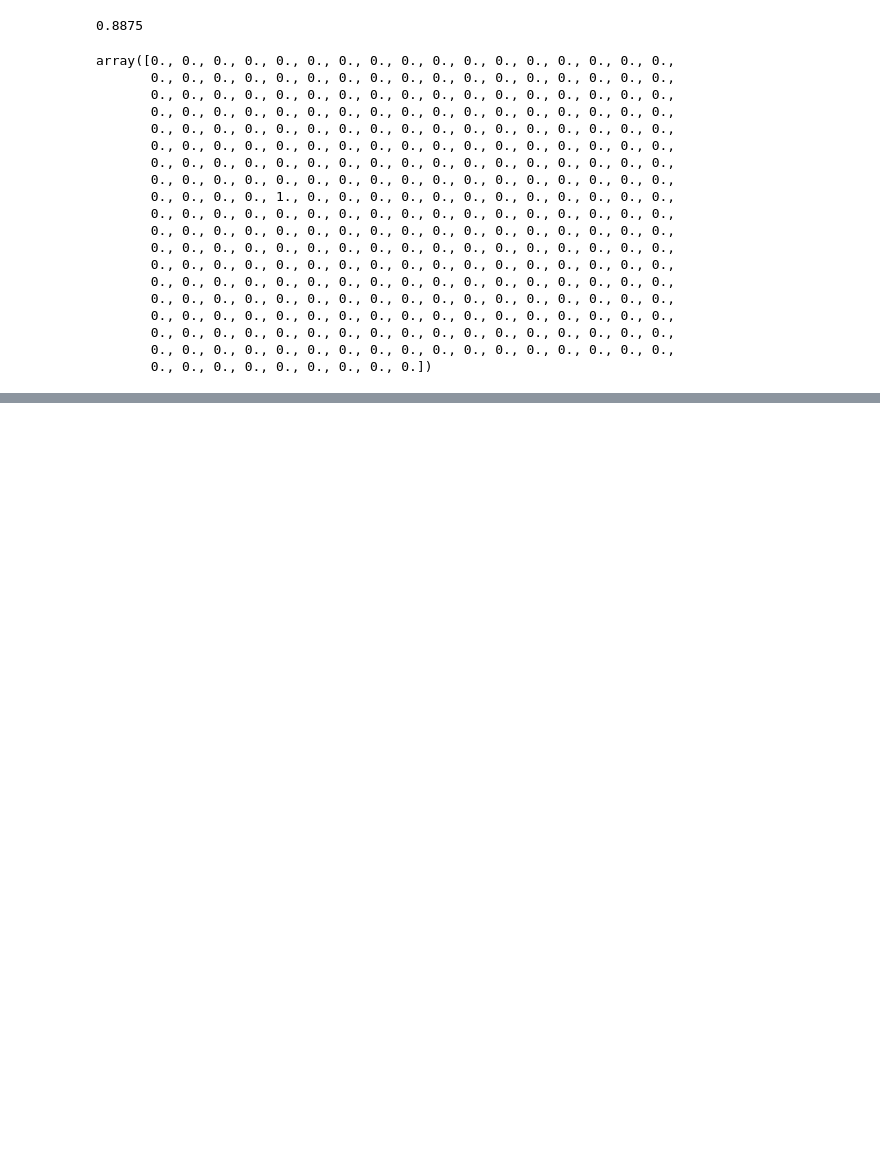
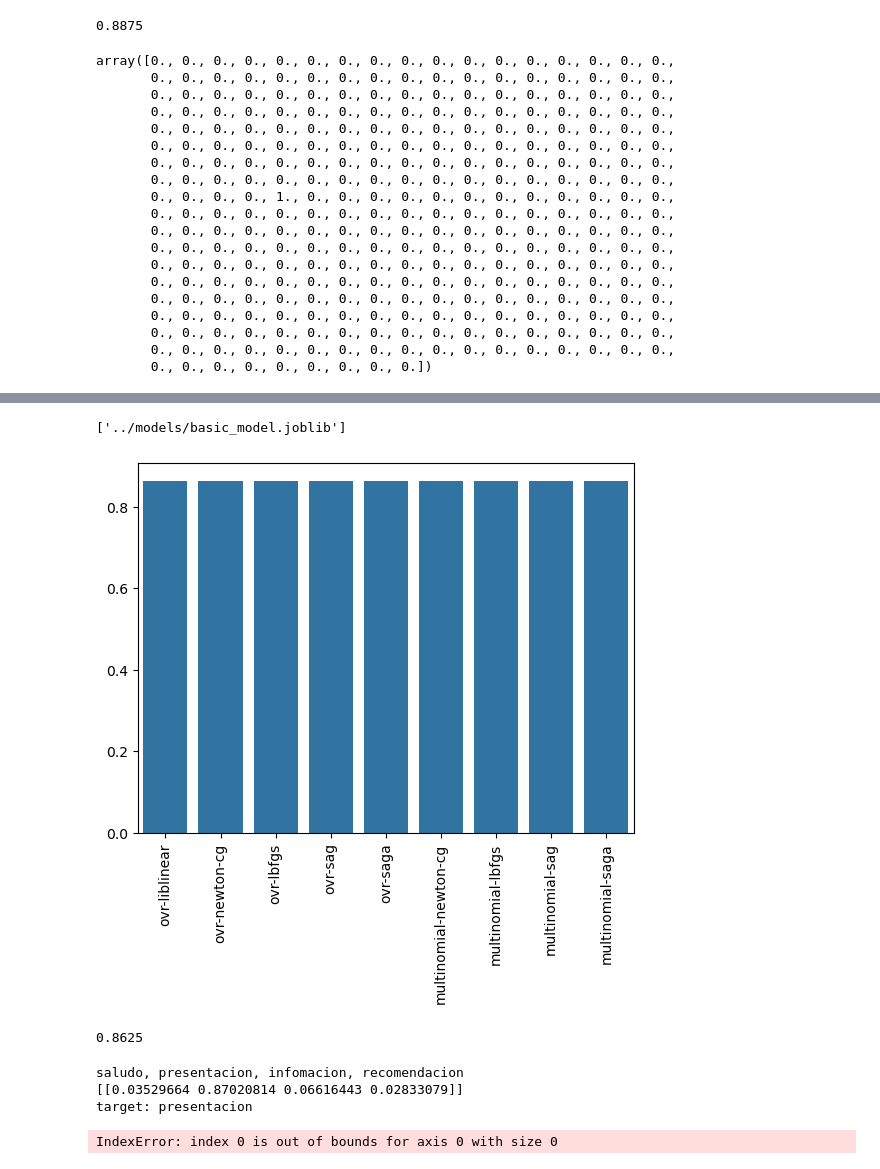
Before and after one commit to cassylenoft/Proyect-Movie-Recomendations-System-, a Jupyter notebook: chat/notebooks/creating_model_basic.ipynb, the cells around one changed output, grey strips where cells are left out. Saved outputs shown, nothing was run; the diff lists cells and outputs as text; code cells hidden in the pictures; blank space fills up the shorter version.

Commit message:
machine learning models added

```diff
--- a/chat/notebooks/proccesing_data.ipynb
+++ b/chat/notebooks/creating_model_basic.ipynb
@@ -526,0 +449,50 @@ Para salir del chat solo escribe exit o salir
+# %%
+import joblib
+joblib.dump(model_clasificator,'../models/basic_model.joblib')
+# %% [output]
+['../models/basic_model.joblib']
+# %%
+from sklearn.linear_model import LogisticRegression
+def logistic_regression(solver_c, multiclass_, c_):
+  logistic_regression_model = LogisticRegression(random_state=42, solver=solver_c, multi_class=multiclass_, n_jobs= -1, C =c_, max_iter=10000)
+  return logistic_regression_model
+# %%
+multicass = ['ovr', 'multinomial']
+solver_list = ['liblinear', 'newton-cg', 'lbfgs', 'sag', 'saga']
+scores = []
+params = []
+
+for i in multicass:
+  for j in solver_list:
+    try:
+      model = logistic_regression(j, i, 1)
+      model.fit(x_train.tolist(), y_train)
+      y_pred = model.predict(x_test.tolist())
+      params.append(i + '-' + j)
+      accuracy = accuracy_score(y_test, y_pred)
+      scores.append(accuracy)
+    except:
+      None
+# %%
+import seaborn as sns
+import matplotlib.pyplot as plt
+sns.barplot(x = params, y = scores)
+plt.xticks(rotation=90)
+plt.show()
+# %% [output]
+[figure, added]
+# %%
+modelo_prueba = LogisticRegression(random_state=42,solver='saga',multi_class='multinomial',max_iter=20000)
+modelo_prueba.fit(x_train.tolist(),y_train)
+predi = modelo_prueba.predict(x_test.tolist())
+accuracy_score(y_test,predi)
+# %% [output]
+0.8625
+# %%
+while True:
+    get_prediction(bow_model=bow_model,model_clasification=modelo_prueba)
+# %% [output]
+saludo, presentacion, infomacion, recomendacion
+[[0.03529664 0.87020814 0.06616443 0.02833079]]
+target: presentacion
+IndexError: index 0 is out of bounds for axis 0 with size 0
```
Also changed, not shown: parts of 10 cells of this notebook, 9 other files.
